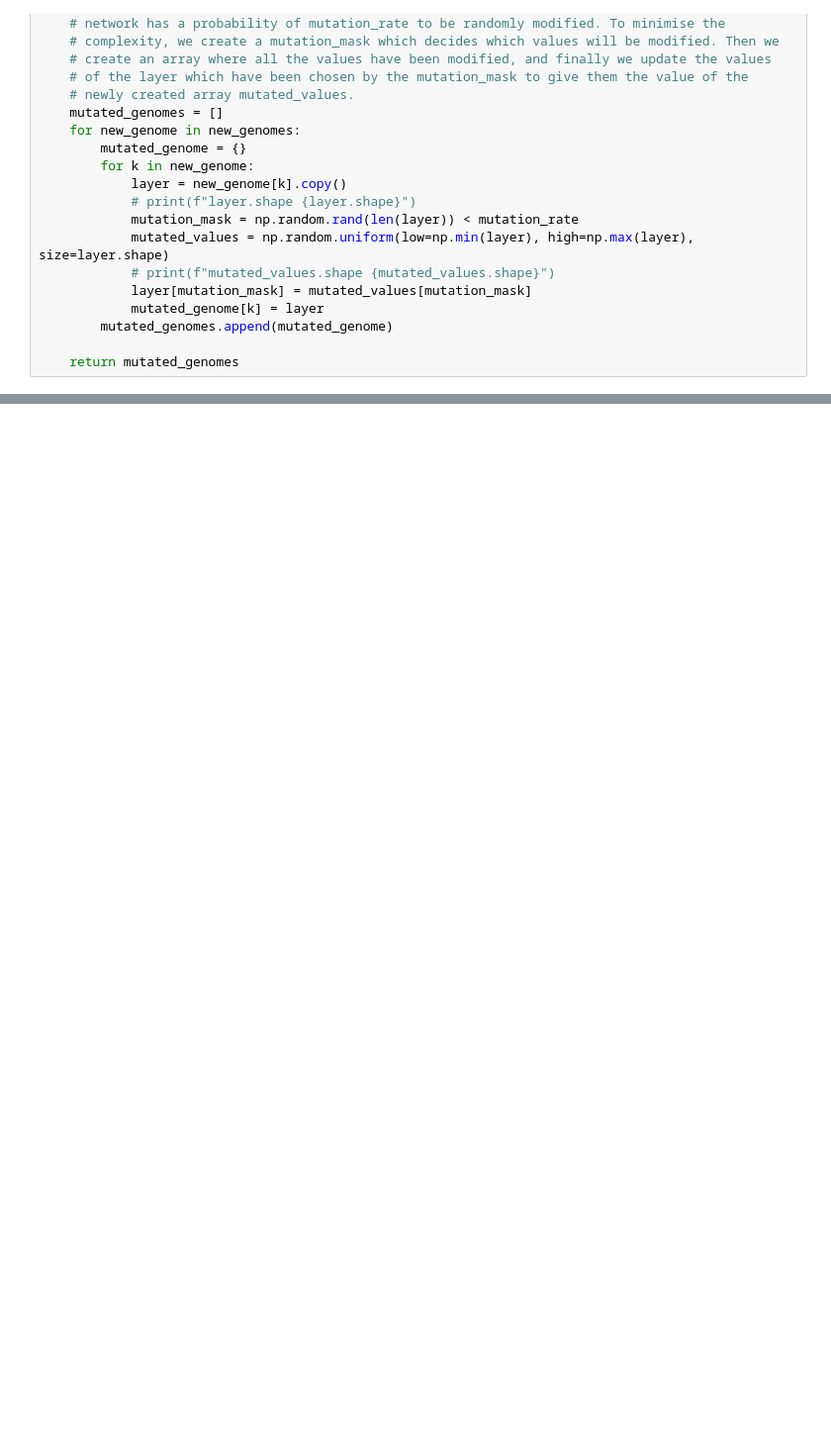
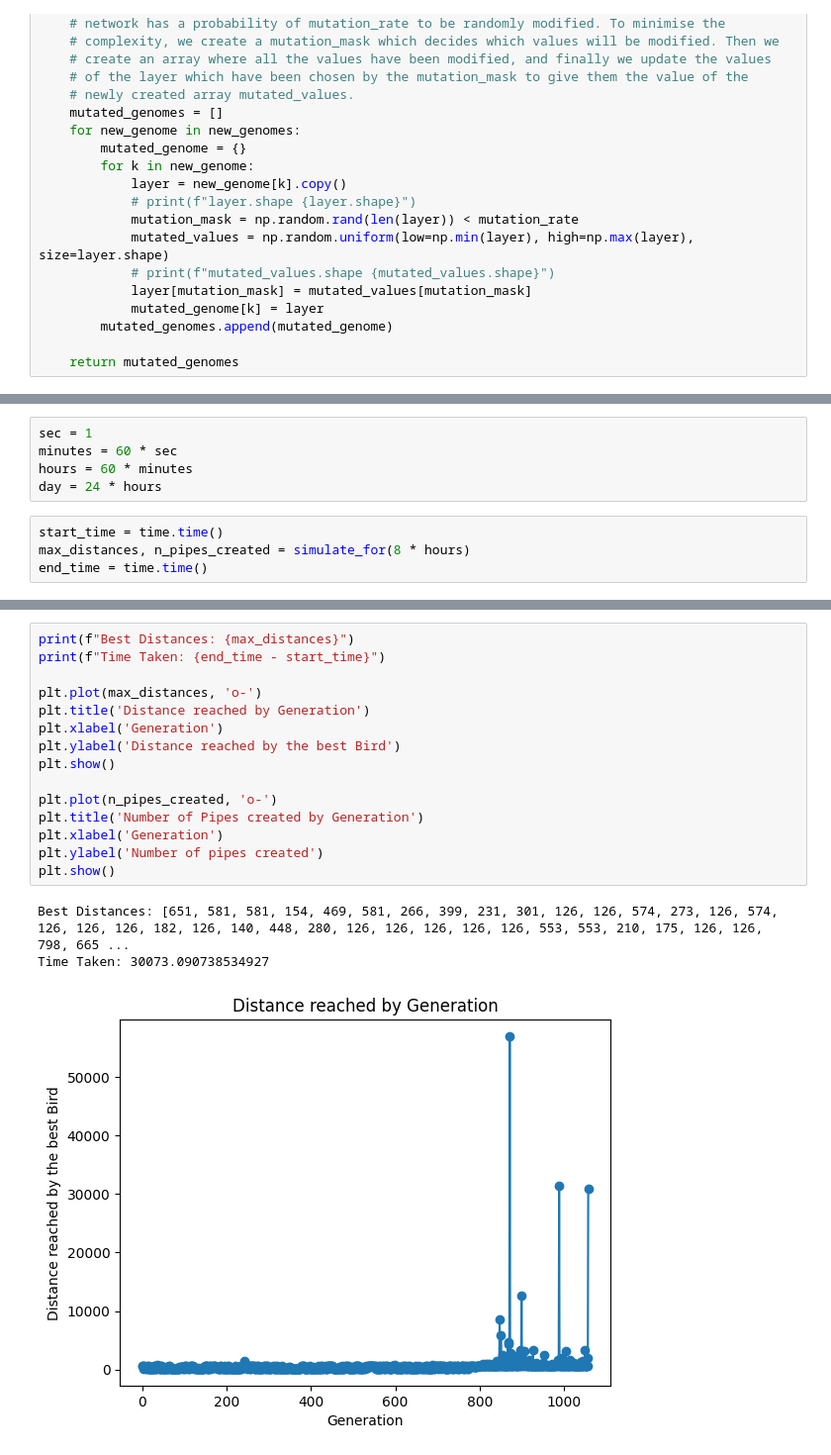
Before and after one commit to JustinJuhel/FlappyAI, a Jupyter notebook: main.ipynb, the cells around one changed output, grey strips where cells are left out. Shown at 99% size. Drawn from its saved outputs; the diff is of its cells as text; blank space fills up the shorter version.

```diff
--- a/main.ipynb
+++ b/main.ipynb
@@ -190,0 +357,9 @@ Best Distances: [26320, 25200, 40600, 28840, 23240, 24360, 25760, 24080, 32480,
+# %%
+sec = 1
+minutes = 60 * sec
+hours = 60 * minutes
+day = 24 * hours
+# %%
+start_time = time.time()
+max_distances, n_pipes_created = simulate_for(8 * hours)
+end_time = time.time()
@@ -190,0 +384,19 @@ Best Distances: [26320, 25200, 40600, 28840, 23240, 24360, 25760, 24080, 32480,
+# %%
+print(f"Best Distances: {max_distances}")
+print(f"Time Taken: {end_time - start_time}")
+
+plt.plot(max_distances, 'o-')
+plt.title('Distance reached by Generation')
+plt.xlabel('Generation')
+plt.ylabel('Distance reached by the best Bird')
+plt.show()
+
+plt.plot(n_pipes_created, 'o-')
+plt.title('Number of Pipes created by Generation')
+plt.xlabel('Generation')
+plt.ylabel('Number of pipes created')
+plt.show()
+# %% [output]
+Best Distances: [651, 581, 581, 154, 469, 581, 266, 399, 231, 301, 126, 126, 574, 273, 126, 574, 126, 126, 126, 182, 126, 140, 448, 280, 126, 126, 126, 126, 126, 553, 553, 210, 175, 126, 126, 798, 665 ...
+Time Taken: 30073.090738534927
+[figure, added]
```
Also changed, not shown: parts of 10 cells of this notebook, 18 other files.
